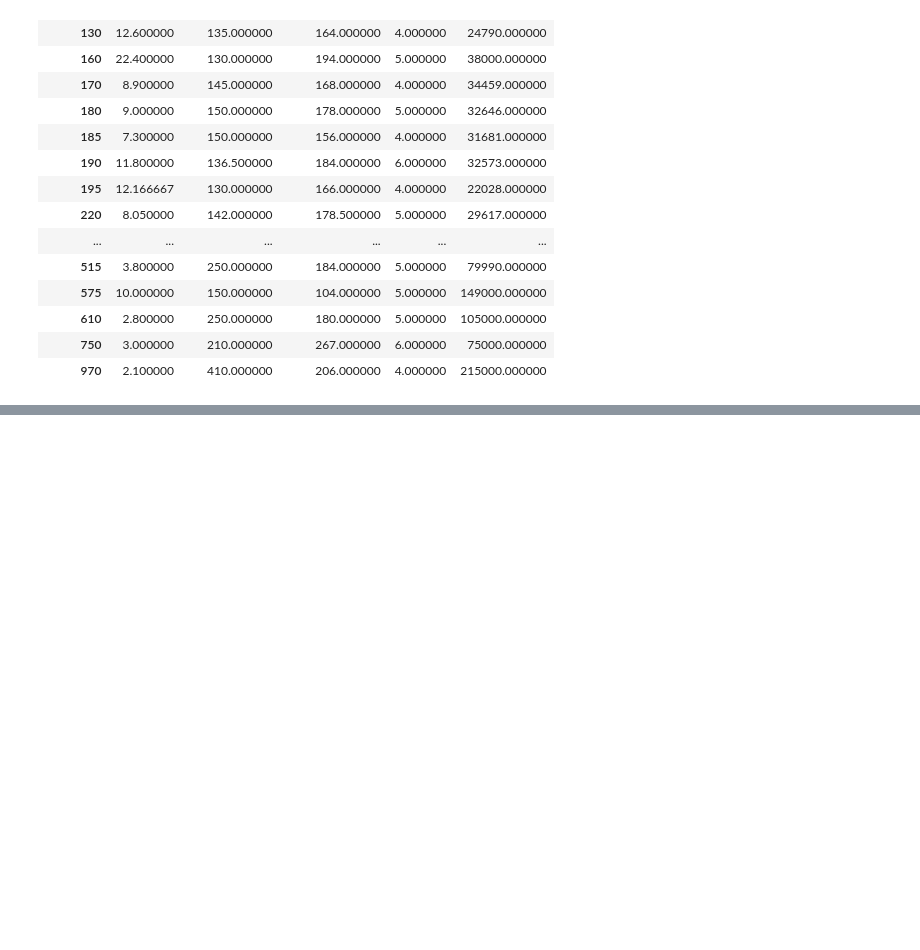
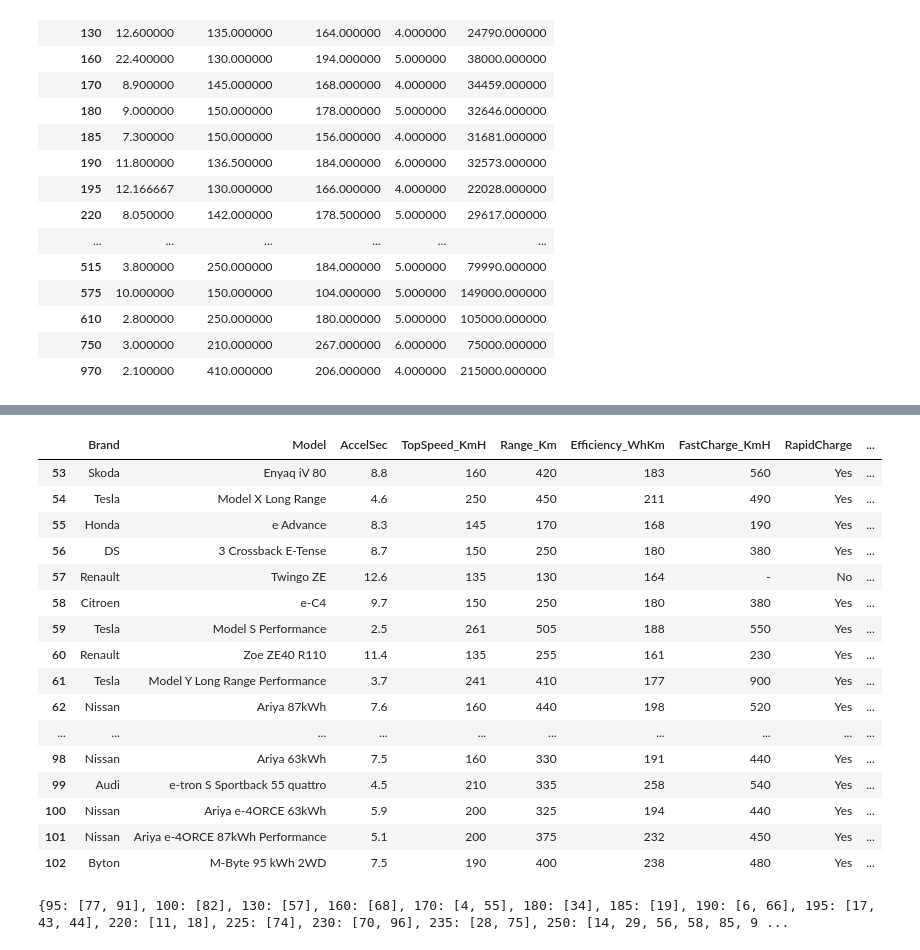
Before and after one commit to Dhruv136/45_days_Training, a Jupyter notebook: Pandas/Data_processing2.ipynb, the cells around one changed output, grey strips where cells are left out. Cells and saved outputs as stored; diff of their text form; code cells hidden in the pictures; blank space fills up the shorter version.

```diff
--- a/Pandas/Data_processing2.ipynb
+++ b/Pandas/Data_processing2.ipynb
@@ -164,0 +330,20 @@ df.groupby("Range_Km").mean(numeric_only=True)
+# %%
+df.tail(50)
+# %% [output]
+|  | Brand | Model | AccelSec | TopSpeed_KmH | Range_Km | Efficiency_WhKm | FastCharge_KmH | RapidCharge | ... |
+| 53 | Skoda | Enyaq iV 80 | 8.8 | 160 | 420 | 183 | 560 | Yes | ... |
+| 54 | Tesla | Model X Long Range | 4.6 | 250 | 450 | 211 | 490 | Yes | ... |
+| 55 | Honda | e Advance | 8.3 | 145 | 170 | 168 | 190 | Yes | ... |
+| 56 | DS | 3 Crossback E-Tense | 8.7 | 150 | 250 | 180 | 380 | Yes | ... |
+| 57 | Renault | Twingo ZE | 12.6 | 135 | 130 | 164 | - | No | ... |
+| 58 | Citroen | e-C4 | 9.7 | 150 | 250 | 180 | 380 | Yes | ... |
+| 59 | Tesla | Model S Performance | 2.5 | 261 | 505 | 188 | 550 | Yes | ... |
+| 60 | Renault | Zoe ZE40 R110 | 11.4 | 135 | 255 | 161 | 230 | Yes | ... |
+| 61 | Tesla | Model Y Long Range Performance | 3.7 | 241 | 410 | 177 | 900 | Yes | ... |
+| 62 | Nissan | Ariya 87kWh | 7.6 | 160 | 440 | 198 | 520 | Yes | ... |
+| ... | ... | ... | ... | ... | ... | ... | ... | ... | ... |
+| 98 | Nissan | Ariya 63kWh | 7.5 | 160 | 330 | 191 | 440 | Yes | ... |
+| 99 | Audi | e-tron S Sportback 55 quattro | 4.5 | 210 | 335 | 258 | 540 | Yes | ... |
+| 100 | Nissan | Ariya e-4ORCE 63kWh | 5.9 | 200 | 325 | 194 | 440 | Yes | ... |
+| 101 | Nissan | Ariya e-4ORCE 87kWh Performance | 5.1 | 200 | 375 | 232 | 450 | Yes | ... |
+| 102 | Byton | M-Byte 95 kWh 2WD | 7.5 | 190 | 400 | 238 | 480 | Yes | ... |
@@ -164,0 +352,4 @@ df.groupby("Range_Km").mean(numeric_only=True)
+# %%
+groups.groups
+# %% [output]
+{95: [77, 91], 100: [82], 130: [57], 160: [68], 170: [4, 55], 180: [34], 185: [19], 190: [6, 66], 195: [17, 43, 44], 220: [11, 18], 225: [74], 230: [70, 96], 235: [28, 75], 250: [14, 29, 56, 58, 85, 9 ...
```
Also changed, not shown: parts of 21 cells of this notebook, 3 other files.
